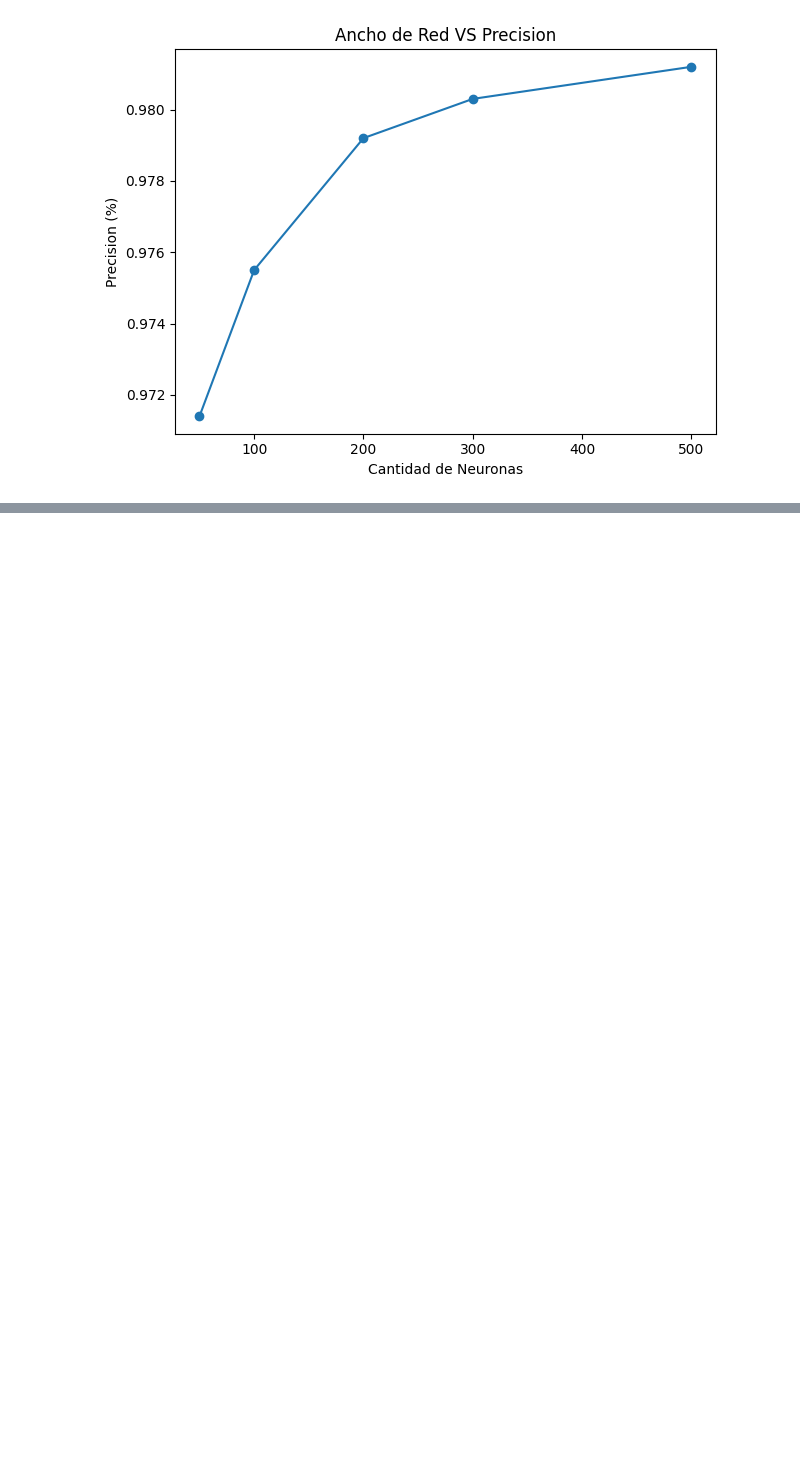
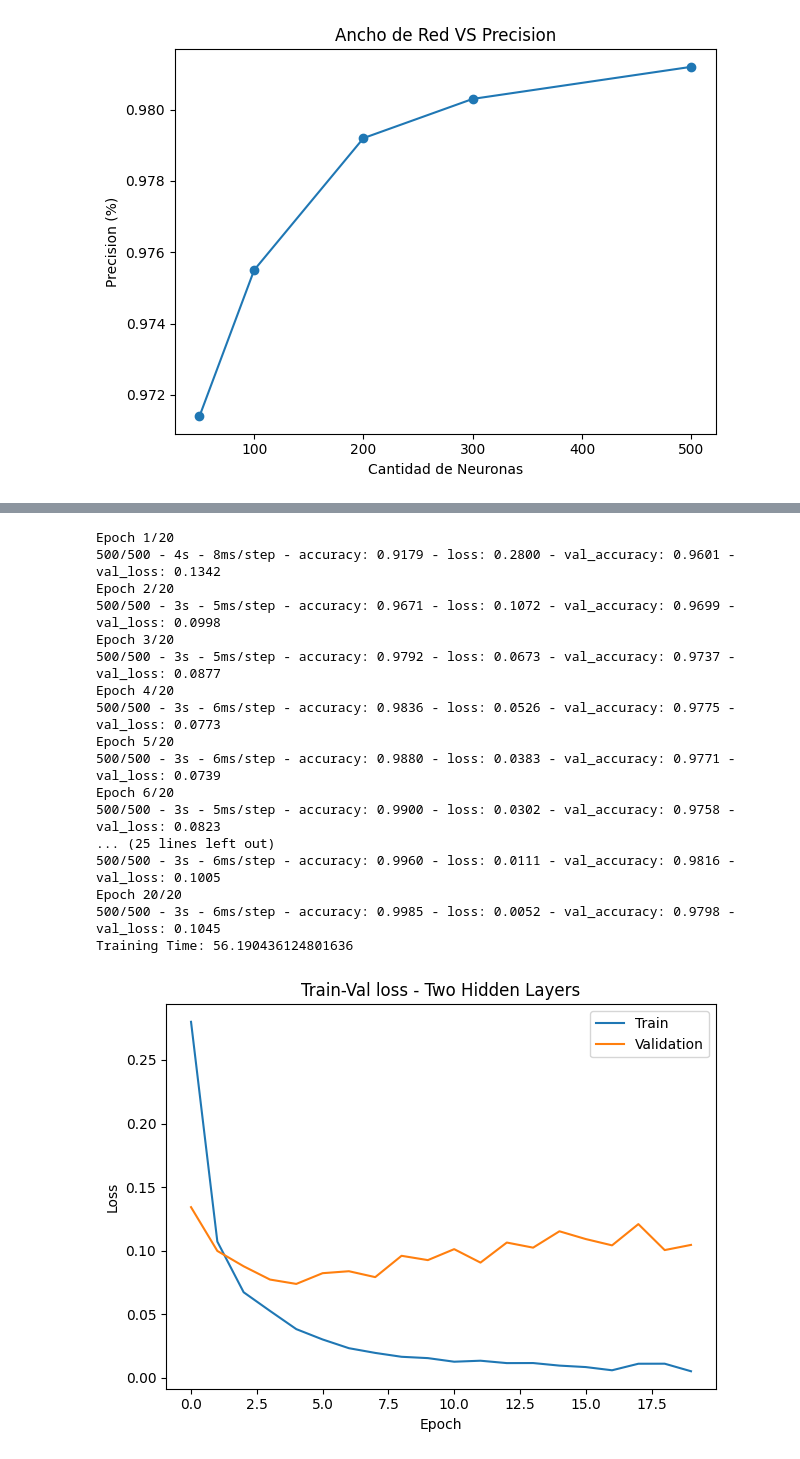
Before and after one commit to Sofiamishel2003/Laboratorio_2_DS, a Jupyter notebook: rnn.ipynb, the cells around one changed output, grey strips where cells are left out. Drawn from its saved outputs; the diff is of its cells as text; code cells hidden in the pictures; blank space fills up the shorter version.

```diff
--- a/rnn.ipynb
+++ b/rnn.ipynb
@@ -188,0 +310,27 @@ plt.show()
+# %%
+# Entrenamiento 2 capas
+(e_loss, e_acc, _, _, t_time) = m2_two_layer.train(datos_entreno, datos_validacion, num_epochs=20, verbose=2)
+print(f"Training Time: {t_time}")
+m2_two_layer.plot_loss("Train-Val loss - Two Hidden Layers")
+m2_two_layer.plot_accuracy("Train-Val Accuracy - Two Hidden Layers")
+t_loss, t_acc = m2_two_layer.test(datos_prueba)
+print(f"Testing loss: {t_loss}, Testing Accuracy: {t_acc}")
+# %% [output]
+Epoch 1/20
+500/500 - 4s - 8ms/step - accuracy: 0.9179 - loss: 0.2800 - val_accuracy: 0.9601 - val_loss: 0.1342
+Epoch 2/20
+500/500 - 3s - 5ms/step - accuracy: 0.9671 - loss: 0.1072 - val_accuracy: 0.9699 - val_loss: 0.0998
+Epoch 3/20
+500/500 - 3s - 5ms/step - accuracy: 0.9792 - loss: 0.0673 - val_accuracy: 0.9737 - val_loss: 0.0877
+Epoch 4/20
+500/500 - 3s - 6ms/step - accuracy: 0.9836 - loss: 0.0526 - val_accuracy: 0.9775 - val_loss: 0.0773
+Epoch 5/20
+500/500 - 3s - 6ms/step - accuracy: 0.9880 - loss: 0.0383 - val_accuracy: 0.9771 - val_loss: 0.0739
+Epoch 6/20
+500/500 - 3s - 5ms/step - accuracy: 0.9900 - loss: 0.0302 - val_accuracy: 0.9758 - val_loss: 0.0823
+... (25 lines left out)
+500/500 - 3s - 6ms/step - accuracy: 0.9960 - loss: 0.0111 - val_accuracy: 0.9816 - val_loss: 0.1005
+Epoch 20/20
+500/500 - 3s - 6ms/step - accuracy: 0.9985 - loss: 0.0052 - val_accuracy: 0.9798 - val_loss: 0.1045
+Training Time: 56.190436124801636
+[figure, added]
```
Also changed, not shown: parts of 8 cells of this notebook.
